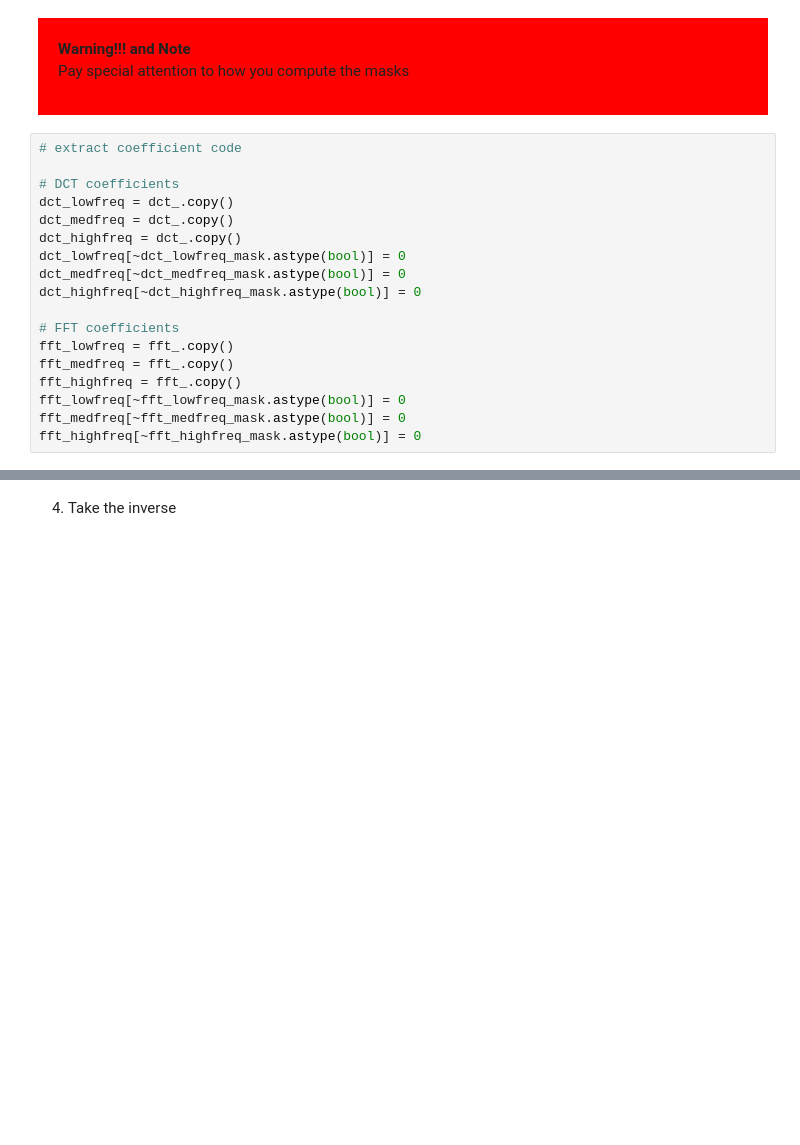
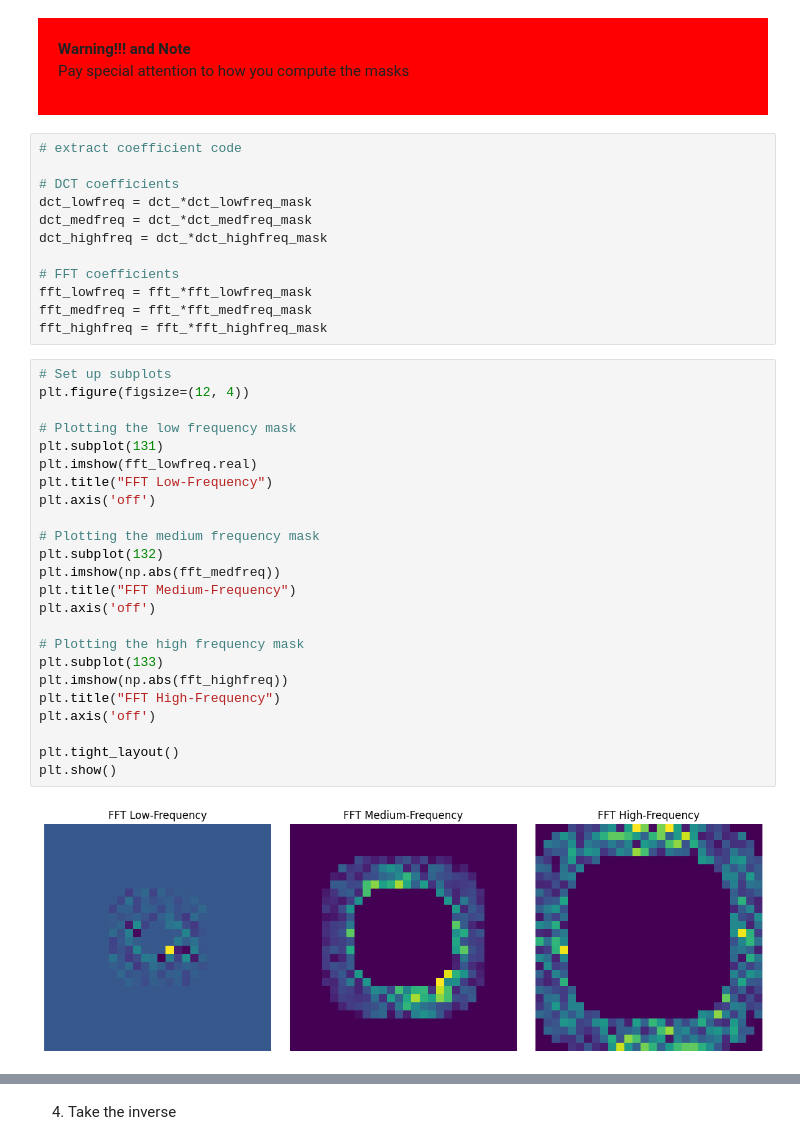
Before and after one commit to zhatz111/Data-Science-Masters, a Jupyter notebook: Algorithms for Data Science/Module 4/Mathematical Transformations.ipynb, the cells around one changed output, grey strips where cells are left out. Saved outputs shown, nothing was run; the diff lists cells and outputs as text; blank space fills up the shorter version.

```diff
--- a/Algorithms for Data Science/Module 4/Mathematical Transformations.ipynb
+++ b/Algorithms for Data Science/Module 4/Mathematical Transformations.ipynb
@@ -376,17 +394,37 @@ fft_ = perform_2d_fft(eight_reshaped)
 # extract coefficient code
 
 # DCT coefficients
-dct_lowfreq = dct_.copy()
-dct_medfreq = dct_.copy()
-dct_highfreq = dct_.copy()
-dct_lowfreq[~dct_lowfreq_mask.astype(bool)] = 0
-dct_medfreq[~dct_medfreq_mask.astype(bool)] = 0
-dct_highfreq[~dct_highfreq_mask.astype(bool)] = 0
+dct_lowfreq = dct_*dct_lowfreq_mask
+dct_medfreq = dct_*dct_medfreq_mask
+dct_highfreq = dct_*dct_highfreq_mask
 
 # FFT coefficients
-fft_lowfreq = fft_.copy()
-fft_medfreq = fft_.copy()
-fft_highfreq = fft_.copy()
-fft_lowfreq[~fft_lowfreq_mask.astype(bool)] = 0
-fft_medfreq[~fft_medfreq_mask.astype(bool)] = 0
-fft_highfreq[~fft_highfreq_mask.astype(bool)] = 0
+fft_lowfreq = fft_*fft_lowfreq_mask
+fft_medfreq = fft_*fft_medfreq_mask
+fft_highfreq = fft_*fft_highfreq_mask
+# %%
+# Set up subplots
+plt.figure(figsize=(12, 4))
+
+# Plotting the low frequency mask
+plt.subplot(131)
+plt.imshow(fft_lowfreq.real)
+plt.title("FFT Low-Frequency")
+plt.axis('off')
+
+# Plotting the medium frequency mask
+plt.subplot(132)
+plt.imshow(np.abs(fft_medfreq))
+plt.title("FFT Medium-Frequency")
+plt.axis('off')
+
+# Plotting the high frequency mask
+plt.subplot(133)
+plt.imshow(np.abs(fft_highfreq))
+plt.title("FFT High-Frequency")
+plt.axis('off')
+
+plt.tight_layout()
+plt.show()
+# %% [output]
+[figure, added]
```
Also changed, not shown: parts of 7 cells of this notebook, 1 other file.
